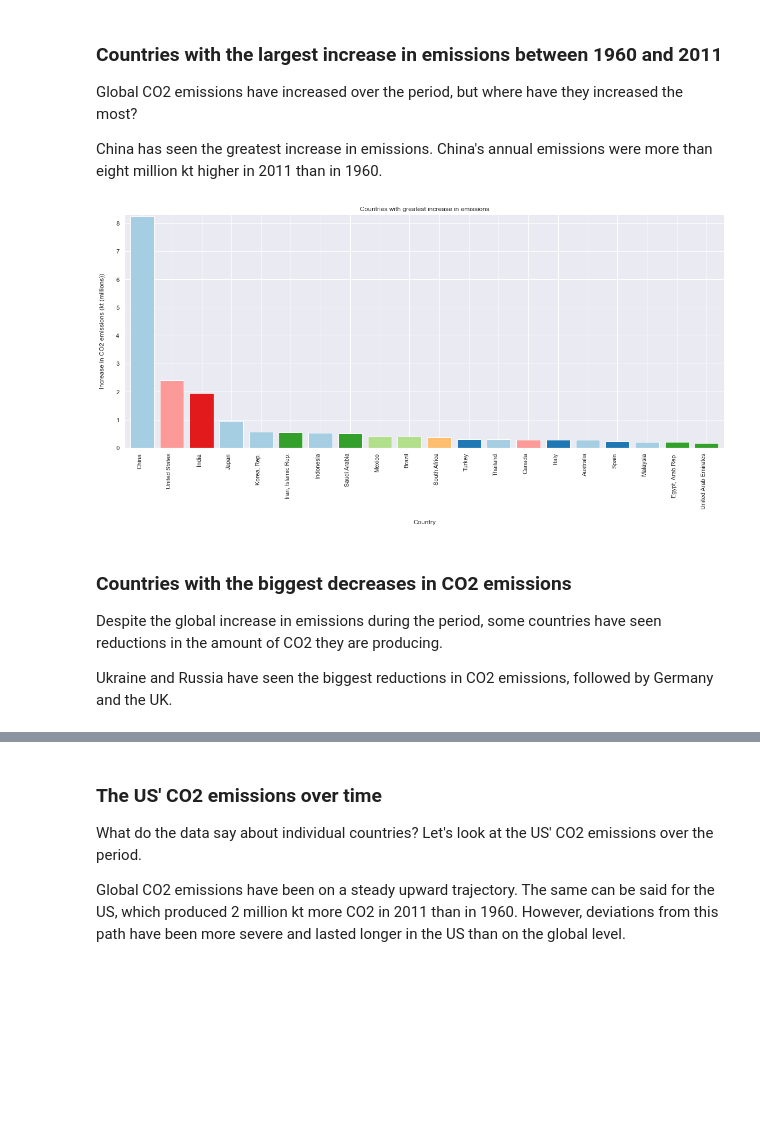
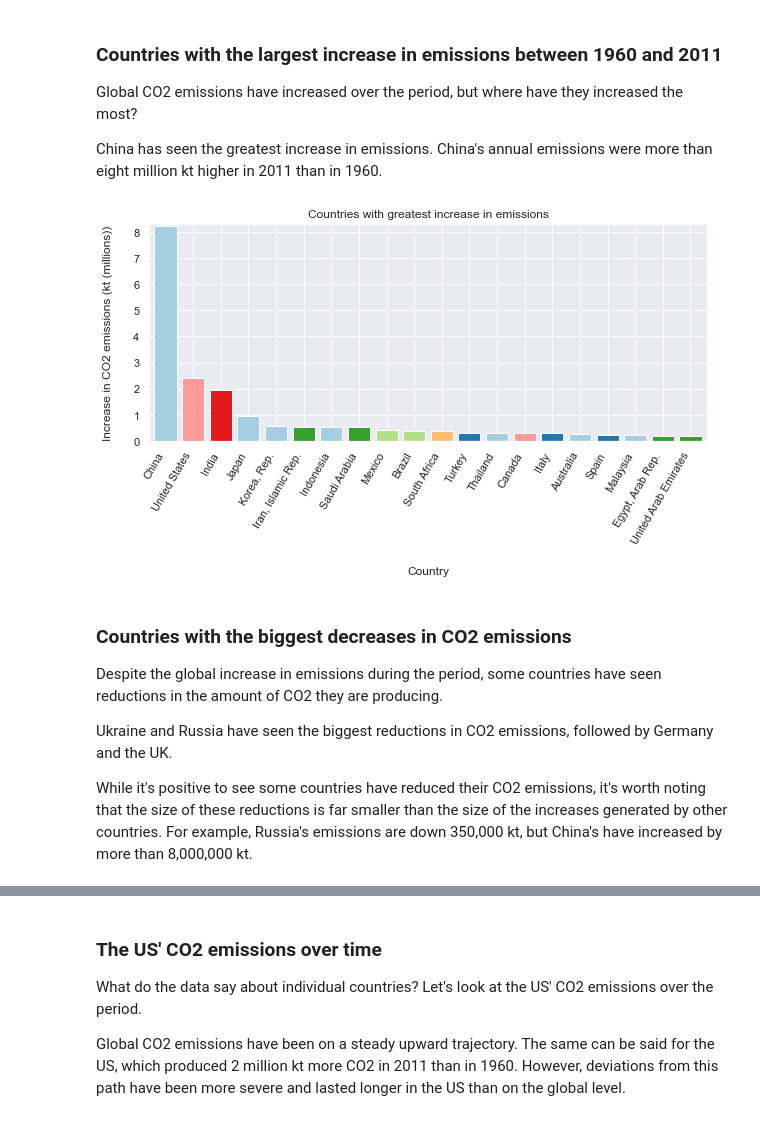
Before and after one commit to mmccrechowicz/mmccrechowicz.github.io, a Jupyter notebook: content/posts/CO2_Emissions.ipynb, the cells around one changed output, grey strips where cells are left out. Drawn from its saved outputs; the diff is of its cells as text; code cells hidden in the pictures; blank space fills up the shorter version.

```diff
--- a/content/posts/CO2_Emissions.ipynb
+++ b/content/posts/CO2_Emissions.ipynb
@@ -351,26 +354,28 @@ result = pd.read_sql("""WITH first_emissions AS (SELECT DISTINCT Country_Name,
                         ORDER BY increase_in_emissions DESC
                         LIMIT 20;""", database)
 # %%
-plt.figure(figsize=(20, 8))
+plt.figure(figsize=(10, 4))
 palette = iter(sns.color_palette('Paired'))
 colour_map = {region_name: next(palette)
               for region_name in np.unique(result["Region"])}
 colours = [colour_map.get(x, "green") for x in result["Region"]]
 regions = [region for region in result["Region"]]
 plt.bar(x=result["Country_Name"], height=result["increase_in_emissions"] / 1000000, color=colours, align = 'center')
 plt.title("Countries with greatest increase in emissions")
 plt.xlabel("Country", labelpad= 20)
 plt.ylabel("Increase in CO2 emissions (kt (millions))", labelpad=20)
-_ = plt.xticks(rotation = 90, ha = "right")
+_ = plt.xticks(rotation = 60, ha = "right")
 plt.margins(0.01, 0.01)
 # %% [output]
-[figure, old version]
+[figure, new version]
 # %% [markdown]
 ### Countries with the biggest decreases in CO2 emissions
 
 Despite the global increase in emissions during the period, some countries have seen reductions in the amount of CO2 they are producing.
 
 Ukraine and Russia have seen the biggest reductions in CO2 emissions, followed by Germany and the UK.
+
+While it's positive to see some countries have reduced their CO2 emissions, it's worth noting that the size of these reductions is far smaller than the size of the increases generated by other countries. For example, Russia's emissions are down 350,000 kt, but China's have increased by more than 8,000,000 kt.
 # %%
 result = pd.read_sql("""WITH first_emissions AS (SELECT DISTINCT Country_Name,
                                                  FIRST_VALUE(Year) OVER (PARTITION BY Country_Name ORDER BY year ASC) as initial_year,
```
Also changed, not shown: parts of 29 cells of this notebook, 59 other files.
